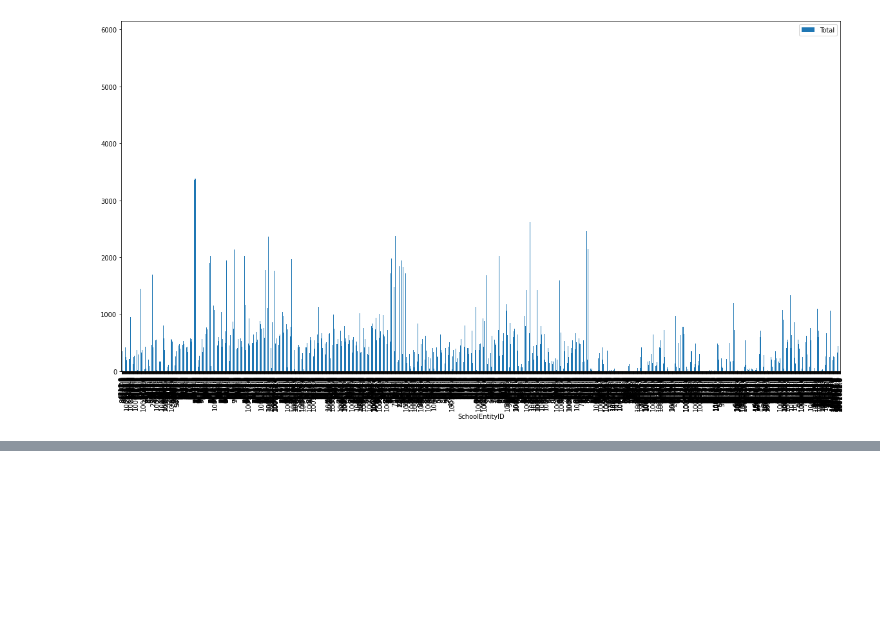
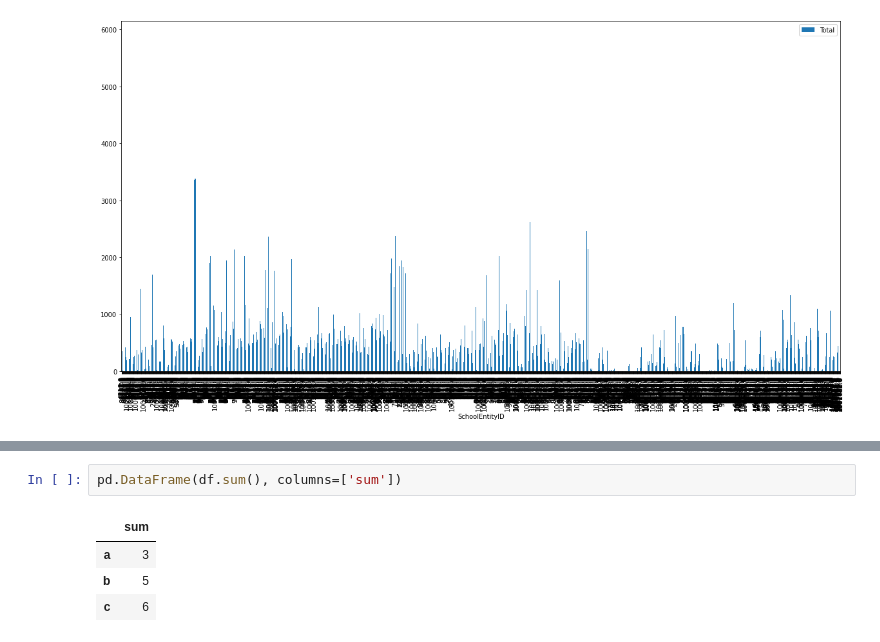
Before and after one commit to vwolfley/cse111-17f-17, a Jupyter notebook: assignments/project_final/Project-Grades.ipynb, the cells around one changed output, grey strips where cells are left out. Cells and saved outputs as stored; diff of their text form; blank space fills up the shorter version.

```diff
--- a/assignments/project_final/Project-Grades.ipynb
+++ b/assignments/project_final/Project-Grades.ipynb
@@ -321,0 +365,7 @@ nwsch.plot(x="SchoolEntityID", y="Total", kind="bar", figsize=(20, 10))
+# %%
+pd.DataFrame(df.sum(), columns=['sum'])
+# %% [output]
+|  | sum |
+| a | 3 |
+| b | 5 |
+| c | 6 |
```
Also changed, not shown: parts of 8 cells of this notebook, 5 other files.
